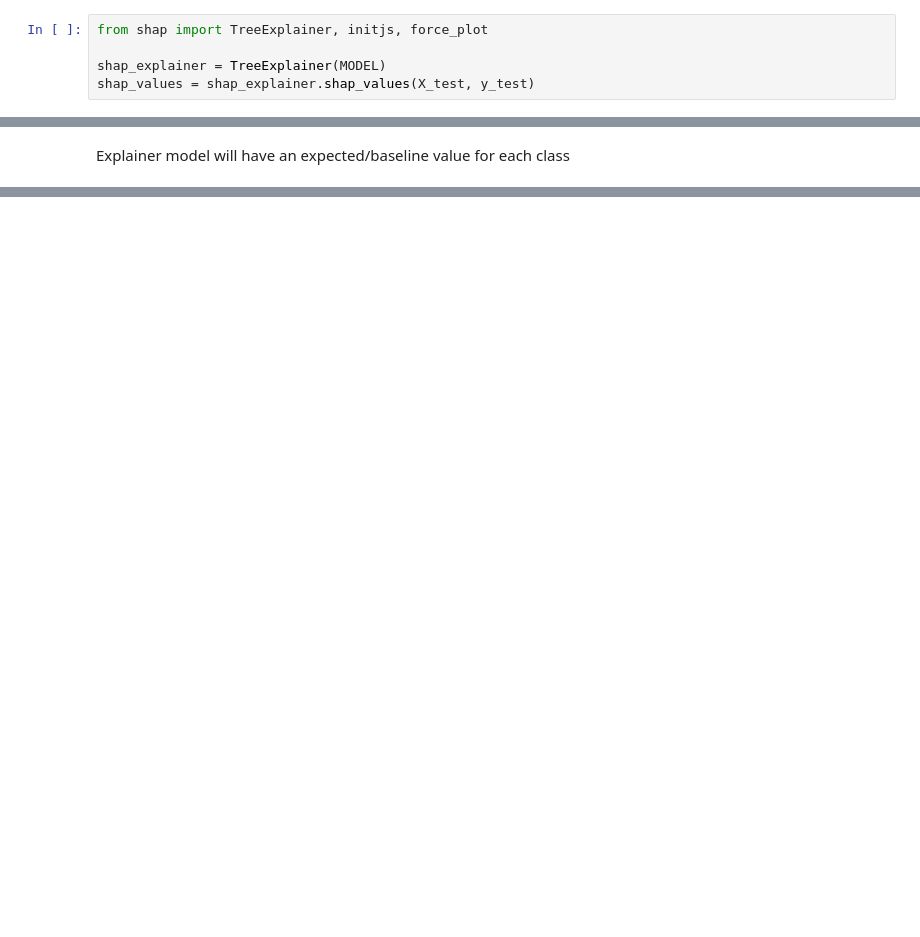
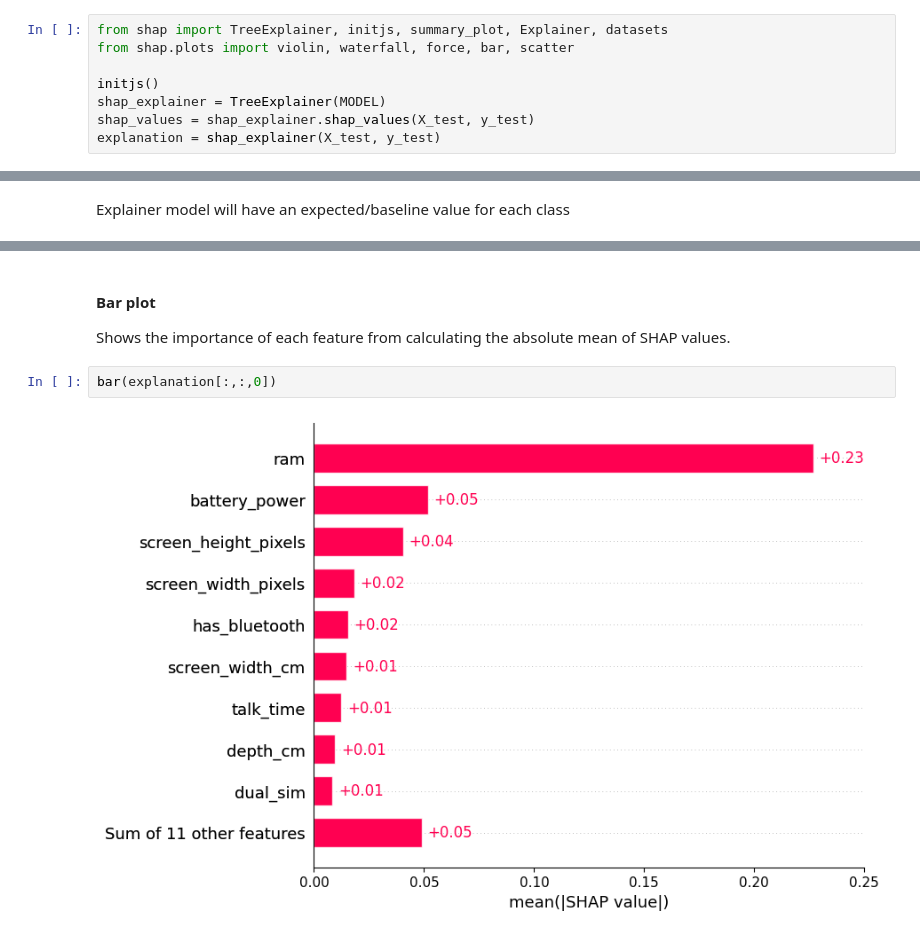
Before and after one commit to Criser2013/Machine-learning, a Jupyter notebook: shap_and_lime.ipynb, the cells around one changed output, grey strips where cells are left out. Drawn from its saved outputs; the diff is of its cells as text; blank space fills up the shorter version.

```diff
--- a/shap_and_lime.ipynb
+++ b/shap_and_lime.ipynb
@@ -89,5 +78,8 @@ We are using a random forest classifier, so we must use ´TreeExplainer´ from `
 # %%
-from shap import TreeExplainer, initjs, force_plot
+from shap import TreeExplainer, initjs, summary_plot, Explainer, datasets
+from shap.plots import violin, waterfall, force, bar, scatter
 
+initjs()
 shap_explainer = TreeExplainer(MODEL)
 shap_values = shap_explainer.shap_values(X_test, y_test)
+explanation = shap_explainer(X_test, y_test)
@@ -126,0 +143,7 @@ force_plot(shap_explainer.expected_value[0], shap_values[0], .value)
+# %% [markdown]
+#### Bar plot
+Shows the importance of each feature from calculating the absolute mean of SHAP values.
+# %%
+bar(explanation[:,:,0])
+# %% [output]
+[figure, added]
```
Also changed, not shown: parts of 28 cells of this notebook.
